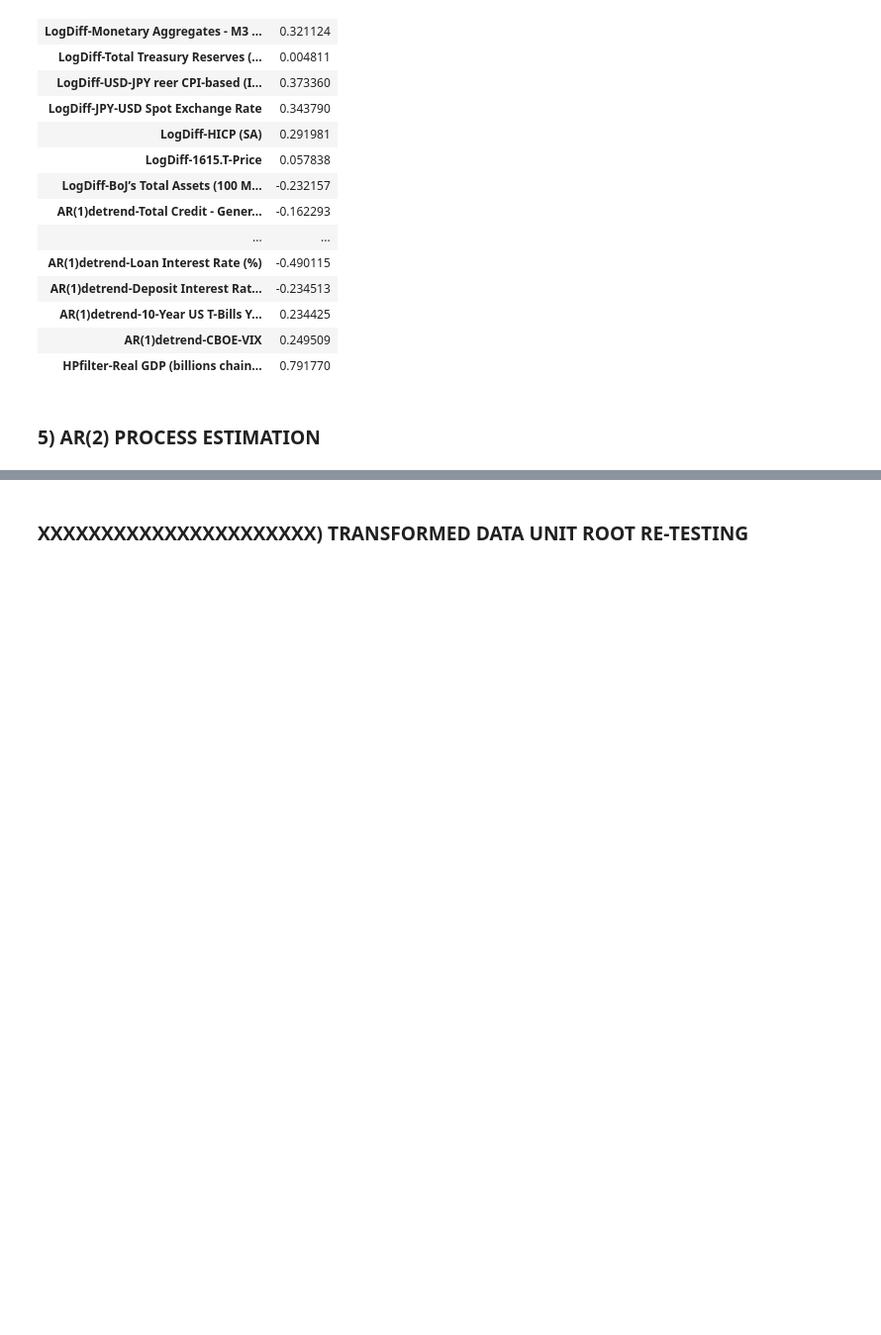
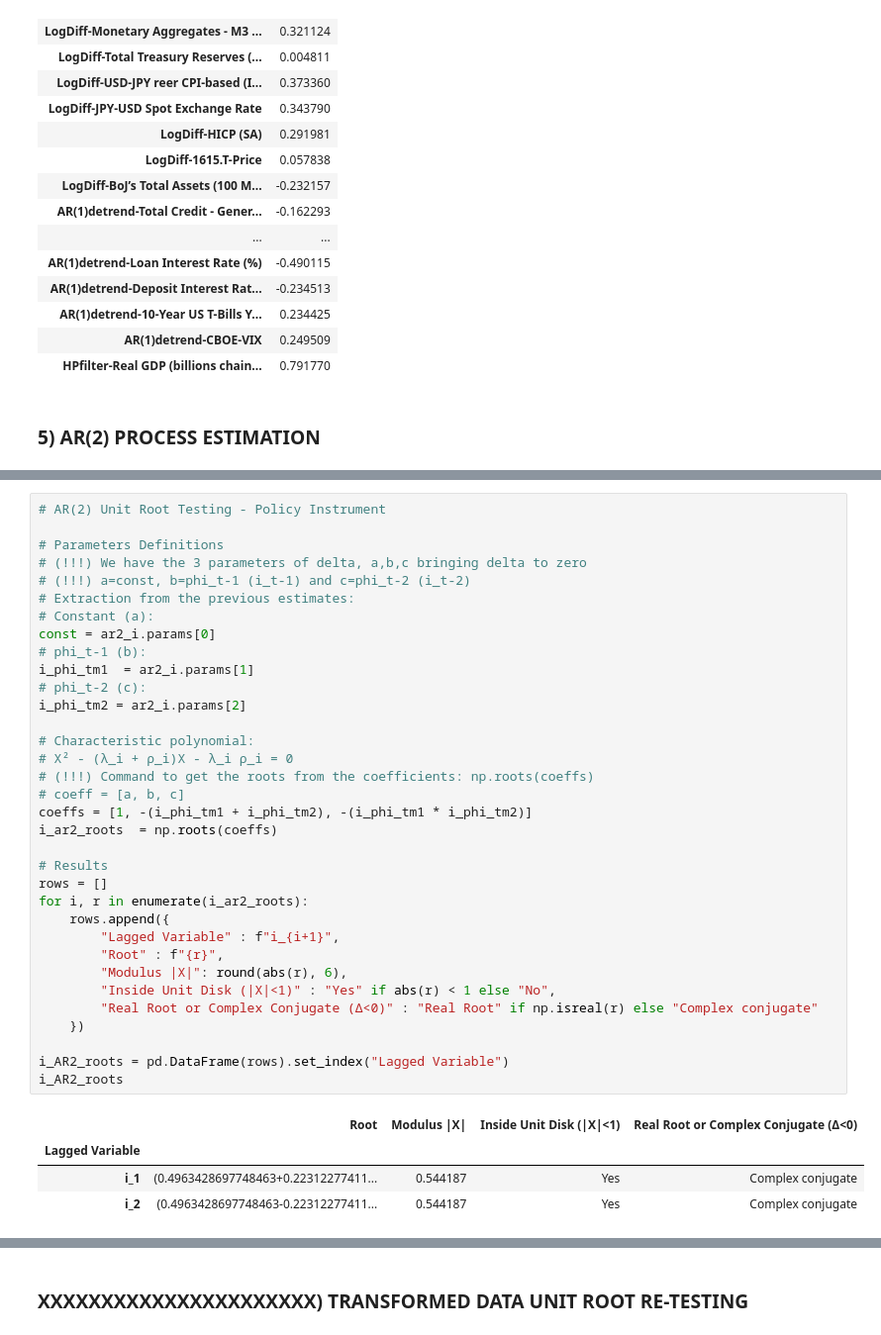
Before and after one commit to EliaLand/Policy_Target_RegimeSwitchingPersistence, a Jupyter notebook: Module3_ar_analysis.ipynb, the cells around one changed output, grey strips where cells are left out. Shown at 99% size. Cells and saved outputs as stored; diff of their text form; blank space fills up the shorter version.

```diff
--- a/Module3_ar_analysis.ipynb
+++ b/Module3_ar_analysis.ipynb
@@ -866,0 +909,39 @@ Notes:
+# %%
+# AR(2) Unit Root Testing - Policy Instrument
+
+# Parameters Definitions
+# (!!!) We have the 3 parameters of delta, a,b,c bringing delta to zero
+# (!!!) a=const, b=phi_t-1 (i_t-1) and c=phi_t-2 (i_t-2)
+# Extraction from the previous estimates:
+# Constant (a):
+const = ar2_i.params[0]
+# phi_t-1 (b):
+i_phi_tm1  = ar2_i.params[1]
+# phi_t-2 (c):
+i_phi_tm2 = ar2_i.params[2]
+
+# Characteristic polynomial:
+# X² - (λ_i + ρ_i)X - λ_i ρ_i = 0
+# (!!!) Command to get the roots from the coefficients: np.roots(coeffs)
+# coeff = [a, b, c]
+coeffs = [1, -(i_phi_tm1 + i_phi_tm2), -(i_phi_tm1 * i_phi_tm2)]
+i_ar2_roots  = np.roots(coeffs)
+
+# Results
+rows = []
+for i, r in enumerate(i_ar2_roots):
+    rows.append({
+        "Lagged Variable" : f"i_{i+1}",
+        "Root" : f"{r}",
+        "Modulus |X|": round(abs(r), 6),
+        "Inside Unit Disk (|X|<1)" : "Yes" if abs(r) < 1 else "No",
+        "Real Root or Complex Conjugate (Δ<0)" : "Real Root" if np.isreal(r) else "Complex conjugate"
+    })
+
+i_AR2_roots = pd.DataFrame(rows).set_index("Lagged Variable")
+i_AR2_roots
+# %% [output]
+|  | Root | Modulus |X| | Inside Unit Disk (|X|<1) | Real Root or Complex Conjugate (Δ<0) |
+| Lagged Variable |  |  |  |  |
+| i_1 | (0.4963428697748463+0.22312277411... | 0.544187 | Yes | Complex conjugate |
+| i_2 | (0.4963428697748463-0.22312277411... | 0.544187 | Yes | Complex conjugate |
```
Also changed, not shown: parts of 11 cells of this notebook, 2 other files.
